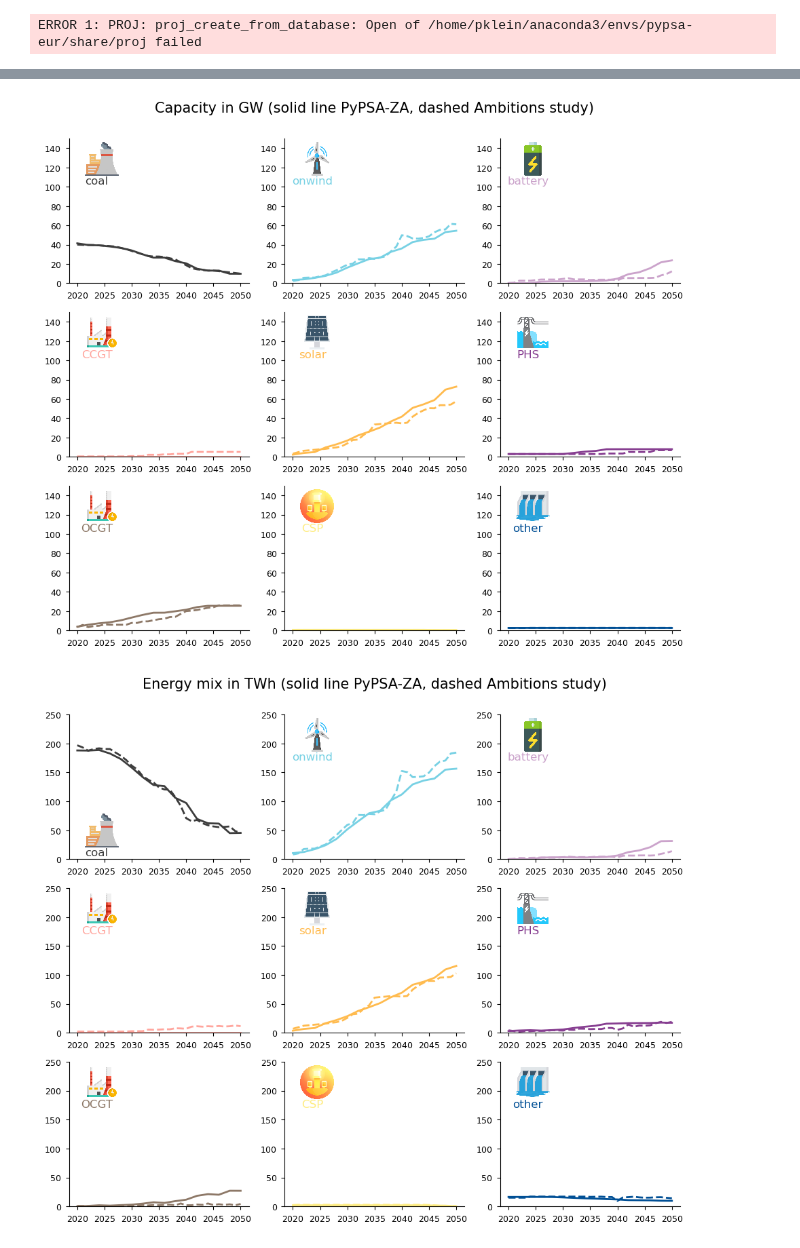
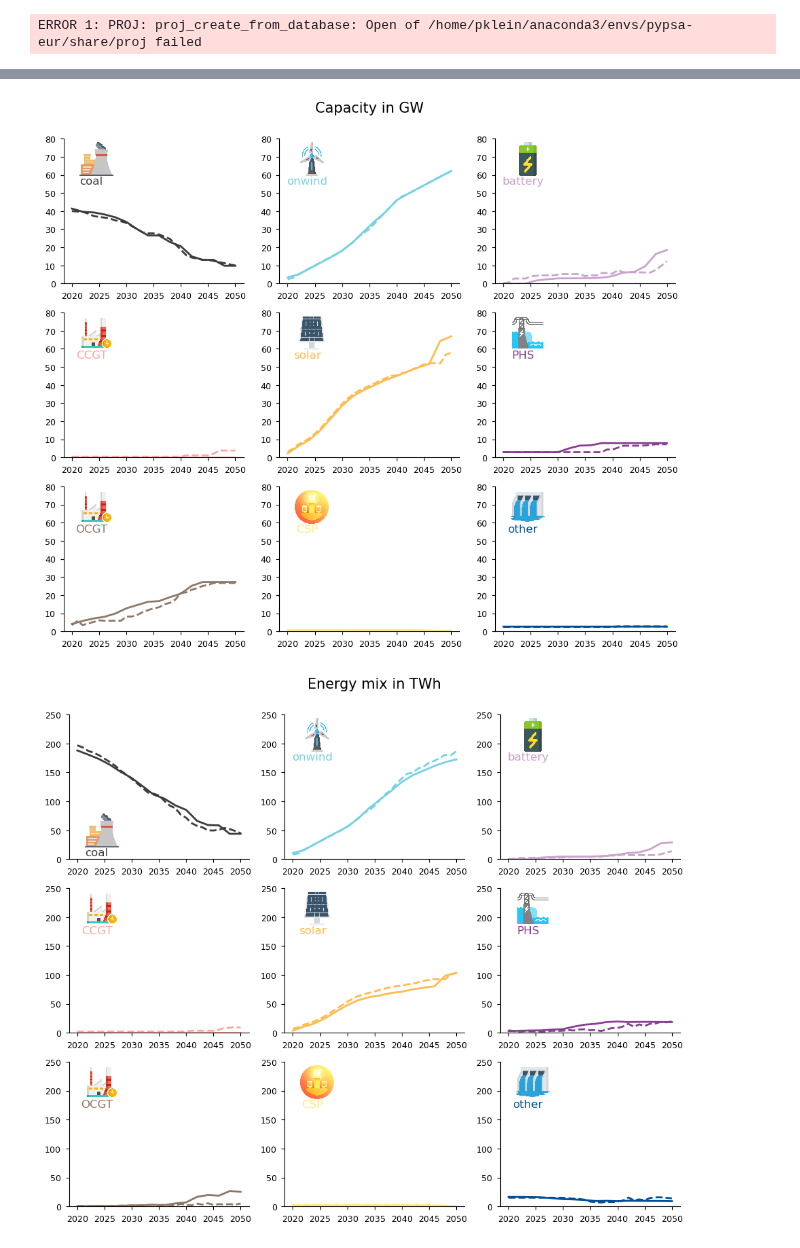
Before and after one commit to MeridianEconomics/pypsa-rsa, a Jupyter notebook: notebooks/plotting_results.ipynb, the cells around one changed output, grey strips where cells are left out. Drawn from its saved outputs; the diff is of its cells as text; code cells hidden in the pictures.

```diff
--- a/notebooks/plotting_results.ipynb
+++ b/notebooks/plotting_results.ipynb
@@ -78,10 +76,9 @@ n={}
 # %%
 # Load PyPSA networks from results folder
-
-n['LC_UNC'] = pypsa.Network('../results/networks/solved_val-LC-UNC_RSA_redz_lcopt_LC.nc')
-n['LC_SMOOTH'] = pypsa.Network('../results/networks/solved_val-LC-SMOOTH_RSA_redz_lcopt_LC.nc')
-#n['LC_UNC-2000SEG'] = pypsa.Network('../results/networks/solved_val-LC-UNC_RSA_redz_lcopt_LC-2000SEG.nc')
+n={}
+#n['LC_UNC'] = pypsa.Network('../results/networks/solved_val-LC-UNC-1_RSA_redz_lcopt_LC.nc')
+n['LC_SMOOTH'] = pypsa.Network('../results/networks/solved_val-LC-SMOOTH-1_RSA_redz_lcopt_LC.nc')
+#n['LC_UNC-1000SEG'] = pypsa.Network('../results/networks/solved_val-LC-UNC-1_RSA_redz_lcopt_LC-1000SEG.nc')
 #n['2Gt_UNC'] = pypsa.Network('../results/networks/solved_val-2Gt-UNC_RSA_redz_lcopt_Co2L.nc')
-#n['2Gt_UNC-2000SEG'] = pypsa.Network('../results/networks/solved_val-2Gt-UNC_RSA_redz_lcopt_Co2L-2000SEG.nc')
 #n['2Gt_SMOOTH'] = pypsa.Network('../results/networks/solved_val-2Gt-SMOOTH_RSA_redz_lcopt_Co2L.nc')
 # %% [output]
@@ -89,37 +86,28 @@ FileNotFoundError: [Errno 2] No such file or directory: b'/mnt/wsl/PHYSICALDRIVE
 # %%
 # Generate a DataFrame for the capacity and energy
-scenario ='LC_UNC' #'2Gt_UNC'#
-scenario_csir ='LC_UNC'#'2_2Gt_UNC'#
+scenario ='LC_SMOOTH'
 seg=""
-capacity = aggregate_capacity(n[scenario])/1000
-capacity2 = aggregate_capacity(n[scenario+seg])/1000
-energy = aggregate_energy(n[scenario])/1e6
-energy2 = aggregate_energy(n[scenario+seg])/1e6
+capacity = aggregate_capacity(n[scenario+seg])/1000
+energy = aggregate_energy(n[scenario+seg])/1e6
 
 capacity.loc['hydro',:] = capacity.loc['hydro',:]+capacity.loc['hydro-import',:]
-capacity2.loc['hydro',:] = capacity2.loc['hydro',:]+capacity2.loc['hydro-import',:]
 energy.loc['hydro',:] = energy.loc['hydro',:]+energy.loc['hydro-import',:]
-energy2.loc['hydro',:] = energy2.loc['hydro',:]+energy2.loc['hydro-import',:]
 
 capacity.loc['other',:]= capacity.loc['hydro',:]+capacity.loc['biomass',:]
-capacity2.loc['other',:]= capacity2.loc['hydro',:]+capacity2.loc['biomass',:]
 energy.loc['other',:] = energy.loc['hydro',:]+energy.loc['biomass',:]
-energy2.loc['other',:] = energy2.loc['hydro',:]+energy2.loc['biomass',:]
 
 capacity = capacity.drop(['load_shedding','hydro-import'])
-capacity2 = capacity2.drop(['load_shedding','hydro-import'])
 energy = energy.drop(['load_shedding','hydro-import'])
-energy2 = energy2.drop(['load_shedding','hydro-import'])
 
 ambitions_capacity = pd.read_excel(
     '../data/ambitions_validation.xlsx',
-    sheet_name = 'capacity_CSIR_'+scenario_csir,
+    sheet_name = 'capacity_CSIR_'+scenario,
     index_col=0
 )/1000
 
 ambitions_energy = pd.read_excel(
     '../data/ambitions_validation.xlsx',
-    sheet_name = 'energy_CSIR_'+scenario_csir,
+    sheet_name = 'energy_CSIR_'+scenario,
     index_col=0
 )/1000
 ambitions_capacity['other'] = ambitions_capacity['hydro'] + ambitions_capacity['biomass']
@@ -127,6 +133,6 @@ ambitions_energy['other'] = ambitions_energy['hydro'] + ambitions_energy['biomas
 # %%
 fig, axs = plt.subplots(3, 3, figsize=(12, 10))
-y_max = 150
+y_max = 80
 linewidth=2
 
 technologies = ['coal', 'CCGT', 'OCGT', 'onwind', 'solar', 'CSP', 'battery', 'PHS', 'other']
@@ -166,8 +172,7 @@ col = 0
 for tech in technologies:
     ax = axs[row, col]
     img = mpimg.imread('../../icons/'+tech+'.png')
-    capacity2.loc[tech,:].plot(kind='line', ax=axs[row, col], ylim=([0,y_max]), color=colour_map[tech], linewidth=linewidth)
-    #capacity2.loc[tech,:].plot(kind='line', ax=axs[row, col], ylim=([0,y_max]), color='r', linestyle='--', linewidth=linewidth)
+    capacity.loc[tech,:].plot(kind='line', ax=axs[row, col], ylim=([0,y_max]), color=colour_map[tech], linewidth=linewidth)
     ambitions_capacity[tech].plot(kind='line', ax=axs[row, col], xlabel='', color=colour_map[tech], linestyle='--', linewidth=linewidth)
 
     # Increment the row and column counters
@@ -188,10 +193,10 @@ for tech in technologies:
 
     annotation.set_fontfamily('sans-serif')
 
-fig. suptitle("Capacity in GW (solid line PyPSA-ZA, dashed Ambitions study)", fontsize=15, y=0.93)
+fig. suptitle("Capacity in GW", fontsize=15, y=0.93)
 fig.savefig('line_capacity_'+scenario, dpi=150, bbox_inches='tight')
 # %% [output]
-[figure, old version]
+[figure, new version]
 # %%
 fig, axs = plt.subplots(3, 3, figsize=(12, 10))
 y_max = 250
@@ -210,37 +215,36 @@ txt_coords['coal'] = BL_txt
 
 row = 0
 col = 0
 
 for tech in technologies:
     ax = axs[row, col]
     img = mpimg.imread('../../icons/'+tech+'.png')
-    energy2.loc[tech,:].plot(kind='line', ax=ax, color=colour_map[tech], linewidth=linewidth)
-    #energy2.loc[tech,:].plot(kind='line', ax=ax, color='r',linestyle='--', linewidth=linewidth)
+    energy.loc[tech,:].plot(kind='line', ax=ax, color=colour_map[tech], linewidth=linewidth)
     ambitions_energy[tech].plot(kind='line', ax=ax, color=colour_map[tech], linestyle='--', linewidth=linewidth)
 
     ax.set_ylim([0,y_max])
     ax.set_xlabel('')
 
     # Increment the row and column counters
     row += 1
     if row > 2:
         row = 0
         col += 1
 
     # Create an OffsetImage and AnnotationBbox
     imagebox = OffsetImage(img, zoom=0.07)
     ab = AnnotationBbox(imagebox, img_coords[tech], xycoords='axes fraction', frameon=False)
 
     # Add the AnnotationBbox to the plot
     ax.add_artist(ab)
     ax.annotate(tech, xy=txt_coords[tech], xycoords='axes fraction', fontsize=12,
             xytext=(-5, -5), textcoords='offset points', ha='center', va='center',
             color=colour_map[tech])
 
-fig. suptitle("Energy mix in TWh (solid line PyPSA-ZA, dashed Ambitions study)", fontsize=15, y=0.93)
+fig. suptitle("Energy mix in TWh", fontsize=15, y=0.93)
 fig.savefig('line_energy_'+scenario, dpi=150, bbox_inches='tight')
 # %% [output]
-[figure, old version]
+[figure, new version]
 # %%
 legend_adjustments = {
     'nuclear':0,
```
Also changed, not shown: parts of 13 cells of this notebook, 30 other files.
